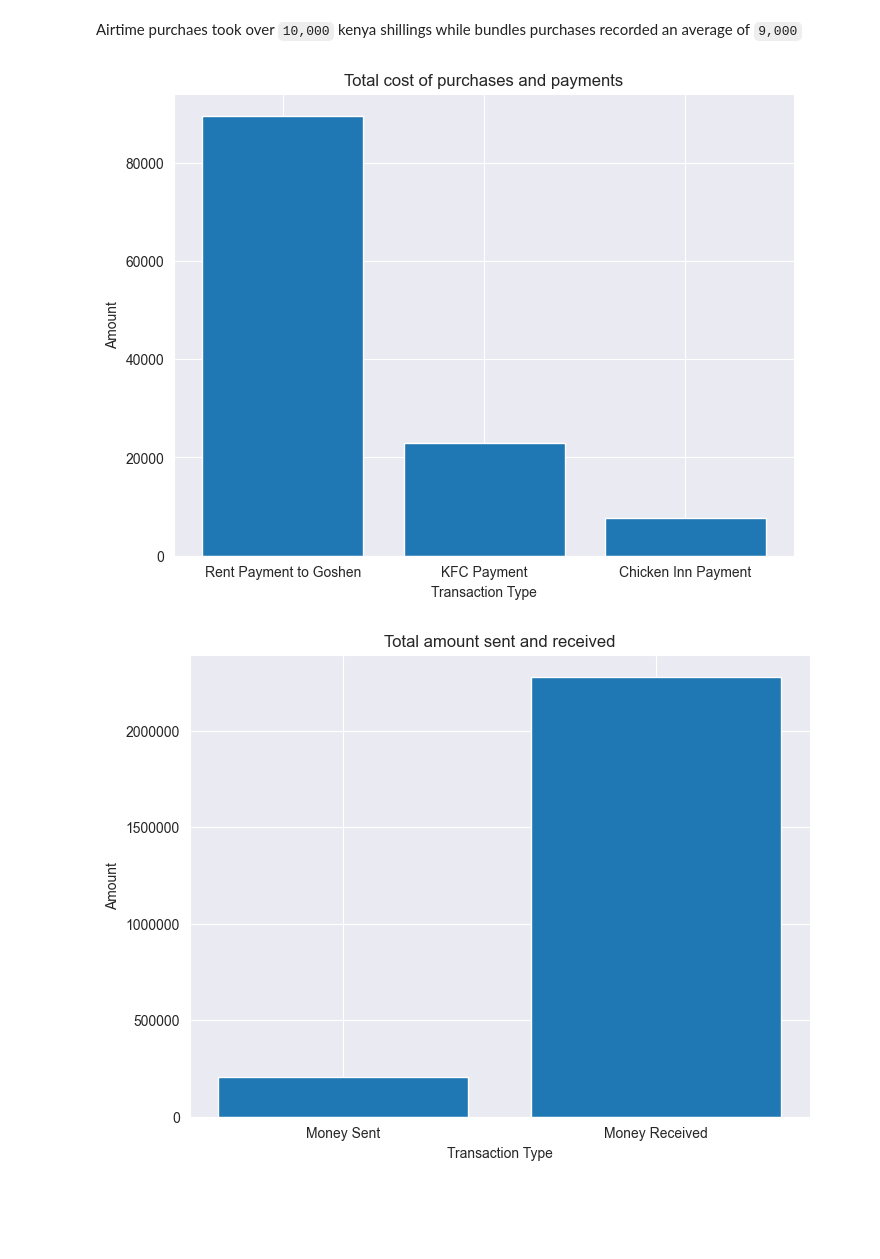
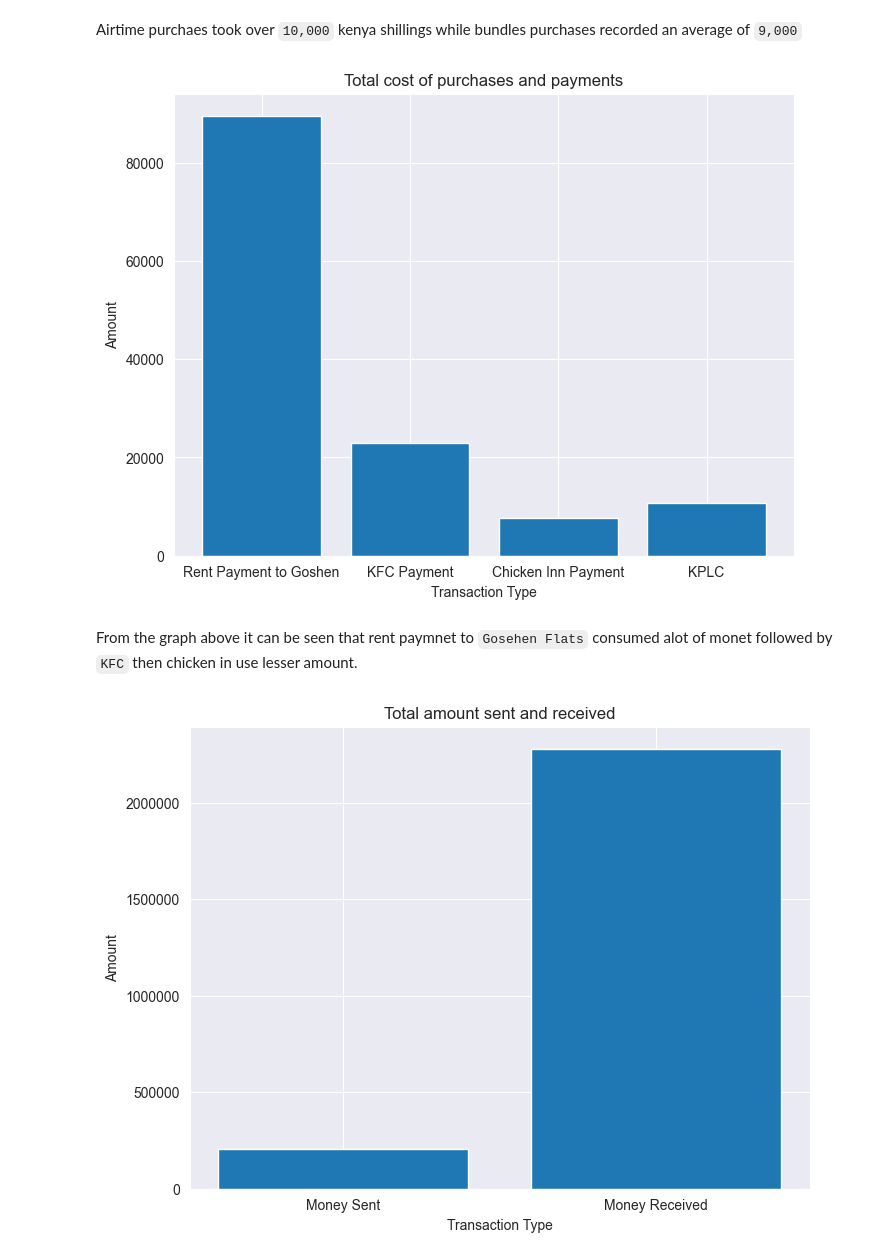
Before and after one commit to nelkemboi/mpesa_analysis, a Jupyter notebook: mpesa.ipynb, the cells around one changed output. Saved outputs shown, nothing was run; the diff lists cells and outputs as text; code cells hidden in the pictures; blank space fills up the shorter version.

```diff
--- a/mpesa.ipynb
+++ b/mpesa.ipynb
@@ -343,29 +343,33 @@ Airtime purchaes took over `10,000` kenya shillings while bundles purchases reco
 # %%
 # Filtering the dataframe to get several payments
 rent_transaction = merged_data[merged_data["Details"].str.contains('Goshen', case=False)]
 kfc_transaction = merged_data[merged_data["Details"].str.contains('KFC', case=False)]
 chicken_transaction = merged_data[merged_data["Details"].str.contains('CHICKEN', case=False)]
+kplc_transaction = merged_data[merged_data["Details"].str.contains('KPLC', case=False)]
 
 # Getting the amount used to make purchases and payments
 rent_total = rent_transaction['Withdrawn'].sum()
 kfc_total = kfc_transaction['Withdrawn'].sum()
 chicken_total = chicken_transaction['Withdrawn'].sum()
+kplc_total = kplc_transaction['Withdrawn'].sum()
 
-labels = ['Rent Payment to Goshen', 'KFC Payment', 'Chicken Inn Payment']
-amounts = [rent_total, kfc_total, chicken_total]
+labels = ['Rent Payment to Goshen', 'KFC Payment', 'Chicken Inn Payment', 'KPLC']
+amounts = [rent_total, kfc_total, chicken_total, kplc_total]
 
 plt.figure(figsize=(8, 6))
 plt.bar(labels, amounts)
 
 # Customize the plot
 plt.title('Total cost of purchases and payments')
 plt.xlabel('Transaction Type')
 plt.ylabel('Amount')
 
 # Display the plot
 plt.show()
 # %% [output]
-[figure, old version]
+[figure, new version]
+# %% [markdown]
+From the graph above it can be seen that rent paymnet to `Gosehen Flats` consumed alot of monet followed by `KFC` then chicken in use lesser amount.
 # %%
 
 # Filtering the DataFrame to get money sent
```
